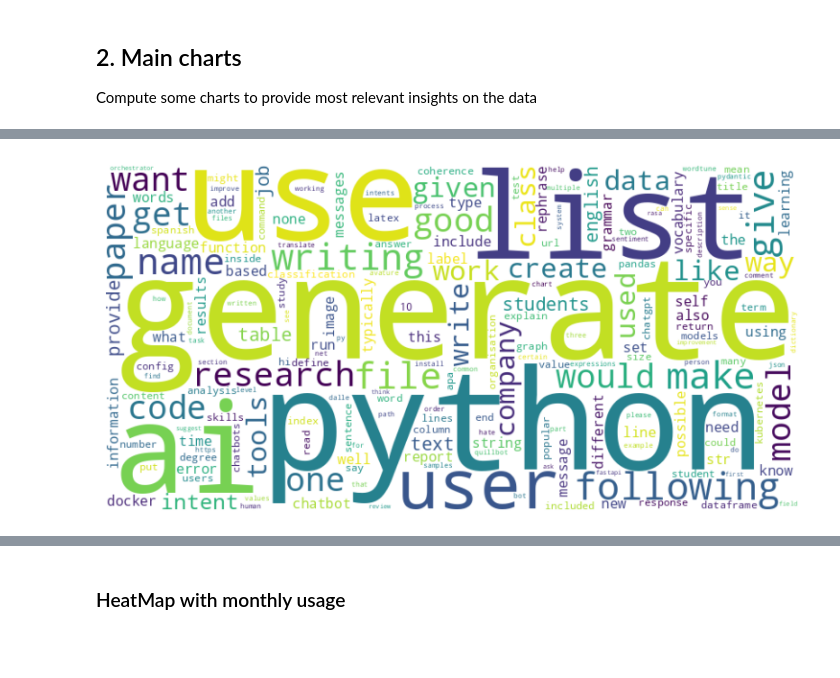
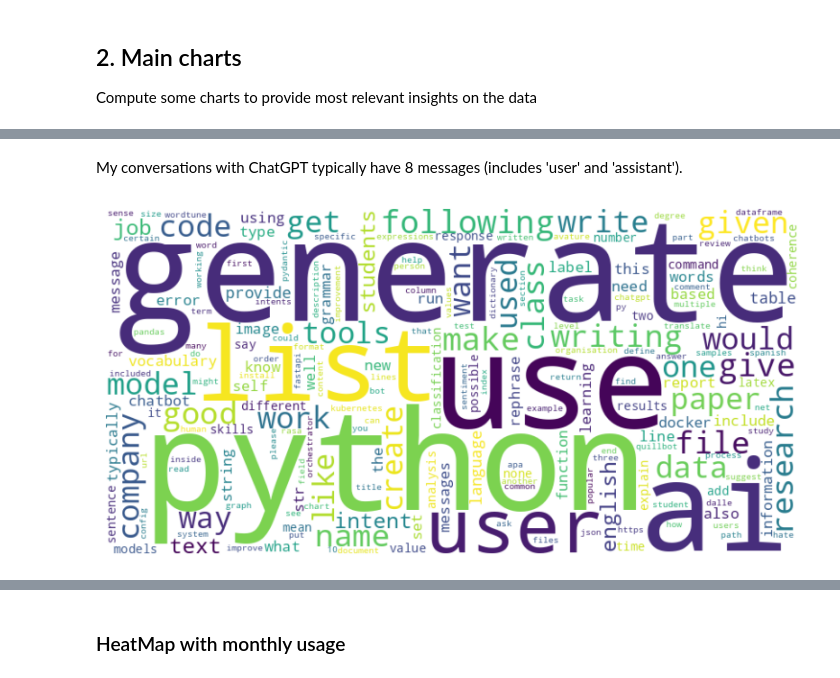
Before and after one commit to lucasalvarezlacasa/data-insights, a Jupyter notebook: chatgpt-use/analysis.ipynb, the cells around one changed output, grey strips where cells are left out. Cells and saved outputs as stored; diff of their text form; code cells hidden in the pictures; blank space fills up the shorter version.

```diff
--- a/chatgpt-use/analysis.ipynb
+++ b/chatgpt-use/analysis.ipynb
@@ -91,7 +92,7 @@ class ChatGPTConvProcessor:
         """Process all messages from the conversation mapping."""
         messages: list[Message] = []
         for node_id, node_data in mapping.items():
-            # TODO: Assumes each message will have only one child, which is not necessarily the case always-
+            # TODO: Assumes linear path in the conversation.
             message_data: Message | None = self._extract_message_content(node_data.get("message"))
             # Extract only messages from "user" or "assistant" (ignoring "system") that have content!
             if message_data and message_data["content"] and message_data["author_role"] in ["user", "assistant"]:
@@ -147,10 +148,16 @@ def clean(query: str) -> str:
     return " ".join(query_parts)
 
 
-def build_wordcloud(data: list[str]) -> WordCloud:
-    """ Build a wordcloud with TF-IDF and return it"""
+def build_wordcloud(conversations: list[list[str]], ignore_cm_grouping: bool = False) -> WordCloud:
+    """
+    Build a wordcloud with TF-IDF and return it
+    Pass different values of "ignore_cm_grouping" depending if you want to consider the whole
+    conversation as a document or not for TF-IDF computation.
+    """
+    documents: list[str] = ["\n".join(c) for c in conversations] if not ignore_cm_grouping else list(
+        chain.from_iterable(conversations))
     vectorizer = TfidfVectorizer()
-    tfidf_matrix = vectorizer.fit_transform(data)
+    tfidf_matrix = vectorizer.fit_transform(documents)
     feature_names = vectorizer.get_feature_names_out()
     tfidf_scores = tfidf_matrix.sum(axis=0).A1
 
@@ -303,8 +336,11 @@ plt.show()
+# %% [markdown]
+My conversations with ChatGPT typically have 8 messages (includes 'user' and 'assistant').
 # %%
 # WordCloud for user messages
-user_msgs: list[str] = list(df[df["author_role"] == "user"]["message"])
-clean_user_msgs: list[str] = [clean(m) for m in user_msgs]
-wordcloud: WordCloud = build_wordcloud(clean_user_msgs)
+clean_user_msgs: list[list[str]] = []
+for _conv_id, conv_messages in list(df[df["author_role"] == "user"].groupby("conv_id")["message"]):
+    clean_user_msgs.append([clean(cm) for cm in conv_messages])
+wordcloud: WordCloud = build_wordcloud(clean_user_msgs, ignore_cm_grouping=True)
 # wordcloud.words_
 # %% [output]
-[figure, old version]
+[figure, new version]
```
Also changed, not shown: parts of 14 cells of this notebook.
